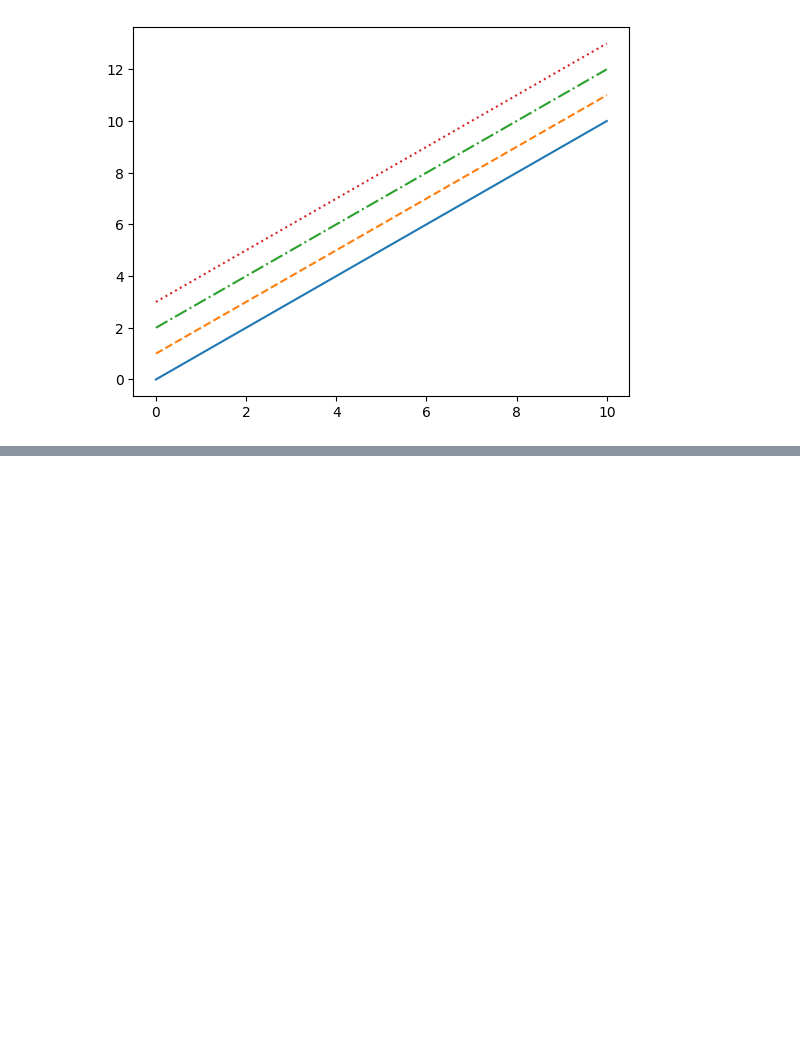
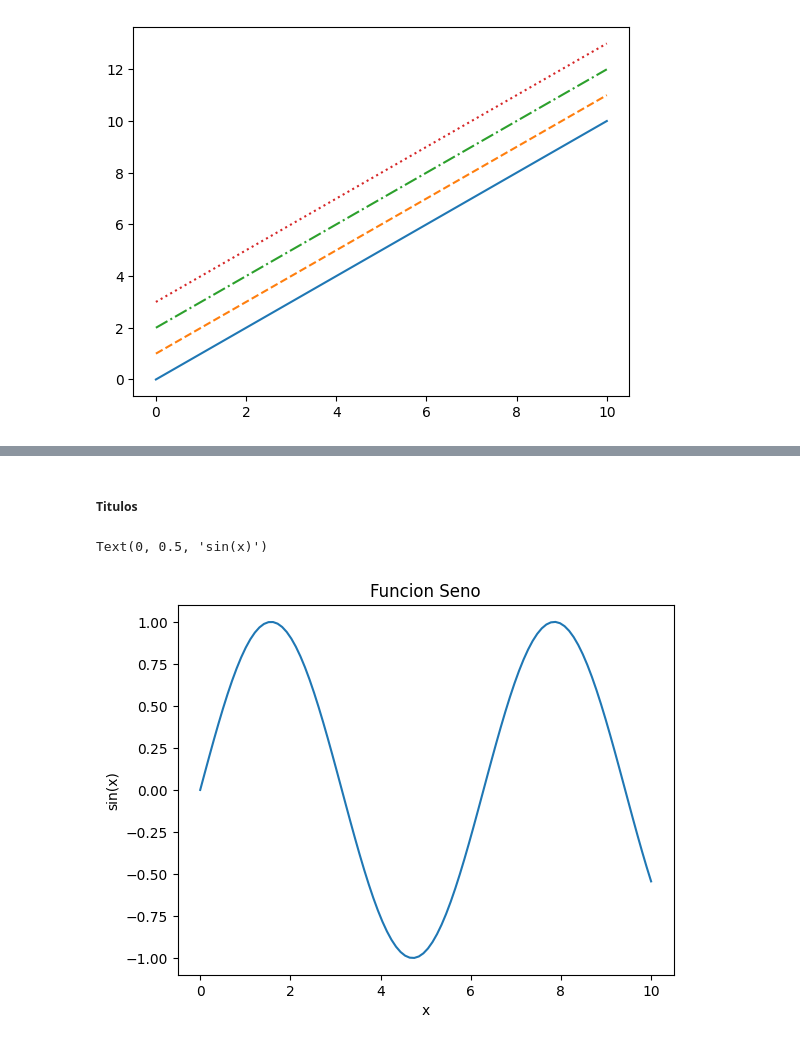
Before and after one commit to DiegoAlb09/6to-Semestre, a Jupyter notebook: Aprendizaje_Inteligente/AI_Visualizar_Datos_Practica3.ipynb, the cells around one changed output, grey strips where cells are left out. Cells and saved outputs as stored; diff of their text form; code cells hidden in the pictures; blank space fills up the shorter version.

```diff
--- a/Aprendizaje_Inteligente/AI_Visualizar_Datos_Practica3.ipynb
+++ b/Aprendizaje_Inteligente/AI_Visualizar_Datos_Practica3.ipynb
@@ -93,0 +113,10 @@ plt.plot(x, x + 3, linestyle='dotted')
+# %% [markdown]
+##### Titulos
+# %%
+plt.plot(x,np.sin(x))
+plt.title("Funcion Seno")
+plt.xlabel("x")
+plt.ylabel("sin(x)")
+# %% [output]
+Text(0, 0.5, 'sin(x)')
+[figure, added]
```
Also changed, not shown: parts of 14 cells of this notebook.
